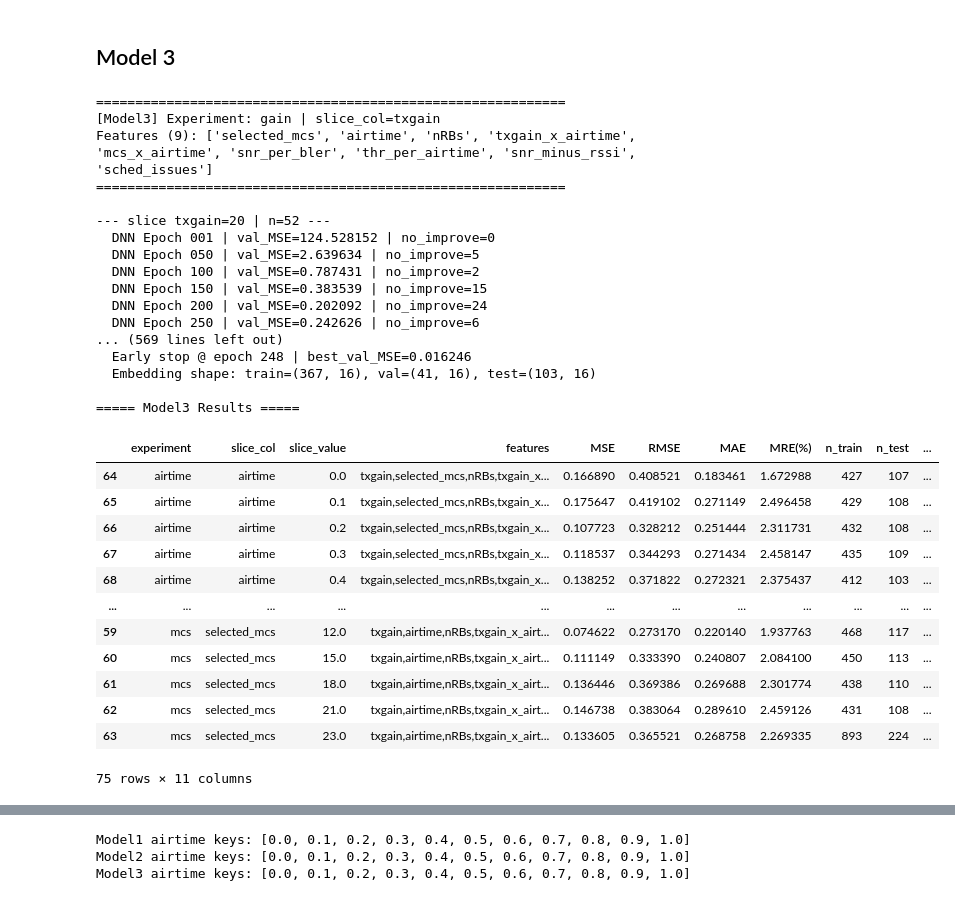
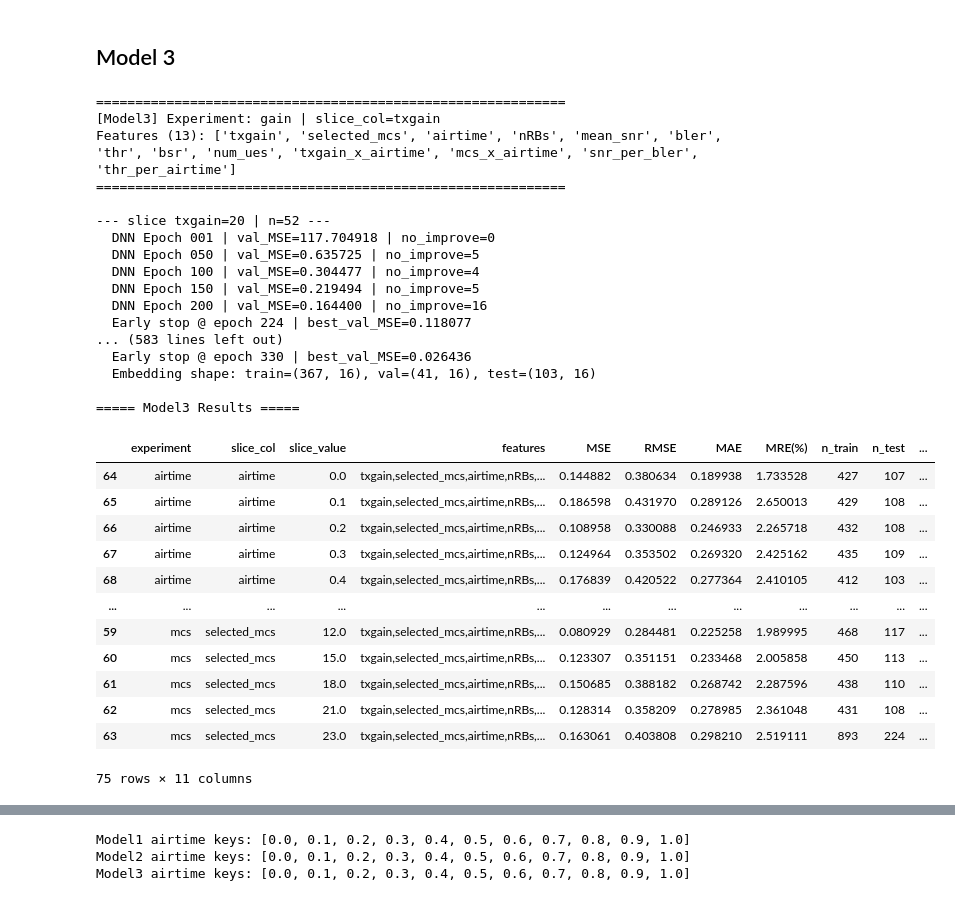
Before and after one commit to samiwu717/BAI_project, a Jupyter notebook: thesis_model.ipynb, the cells around one changed output, grey strips where cells are left out. Saved outputs shown, nothing was run; the diff lists cells and outputs as text; code cells hidden in the pictures.

```diff
--- a/thesis_model.ipynb
+++ b/thesis_model.ipynb
@@ -839,7 +824,7 @@ def set_seed(seed=42):
 # ---------------------------
 # 1) Metrics
 # ---------------------------
-def mean_relative_error(y_true, y_pred, eps=1e-3):
+def mean_relative_error(y_true, y_pred, eps=1e-9):
     y_true = np.asarray(y_true).reshape(-1)
     y_pred = np.asarray(y_pred).reshape(-1)
     return float(np.mean(np.abs(y_true - y_pred) / (np.abs(y_true) + eps)) * 100.0)
@@ -868,12 +853,6 @@ def add_feature_engineering(df: pd.DataFrame) -> pd.DataFrame:
         d["thr_per_airtime"] = d["thr"].astype(float) / (d["selected_airtime"].astype(float) + 1e-6)
     elif has("thr", "airtime"):
         d["thr_per_airtime"] = d["thr"].astype(float) / (d["airtime"].astype(float).clip(lower=0.01) + 1e-6)
-    if has("mean_snr", "rssi_mean"):
-        d["snr_minus_rssi"] = d["mean_snr"] - d["rssi_mean"]
-    if has("overflows", "underflows", "lates"):
-        d["sched_issues"] = (d["overflows"].astype(float)
-                             + d["underflows"].astype(float)
-                             + d["lates"].astype(float))
     return d
 
 # ---------------------------
@@ -1153,7 +1132,7 @@ df_fe = add_feature_engineering(df)
 COMMON_BASE = [
     "txgain", "selected_mcs", "airtime", "nRBs",
     "mean_snr", "bler", "thr", "bsr",
-    "turbodec_it", "dec_time", "num_ues",
+    "num_ues",
 ]
 
 EXPERIMENTS = {
@@ -1232,52 +1211,52 @@ for exp_name, exp_cfg in EXPERIMENTS.items():
         })
 
         test_outputs_m3B[exp_name][sval] = {
             "test_df":    out["d_test"].copy(),
             "y_true":     out["y_true"],
             "y_pred_m3B": out["y_pred"],
         }
 
         trained_models_m3B[exp_name][sval] = {
             "dnn":          out["dnn"],
             "booster":      out["booster"],
             "scaler":       out["scaler"],
             "feature_cols": feature_cols,
         }
 
 results_slices_df = pd.DataFrame(all_rows)
 print("\n===== Model3 Results =====")
 display(results_slices_df.sort_values(["experiment", "slice_value"]))
 print("\n===== Sorted by MRE(%) =====")
 print(results_slices_df.sort_values("MRE(%)").to_string())
 # %% [output]
 ============================================================
 [Model3] Experiment: gain | slice_col=txgain
-Features (9): ['selected_mcs', 'airtime', 'nRBs', 'txgain_x_airtime', 'mcs_x_airtime', 'snr_per_bler', 'thr_per_airtime', 'snr_minus_rssi', 'sched_issues']
+Features (13): ['txgain', 'selected_mcs', 'airtime', 'nRBs', 'mean_snr', 'bler', 'thr', 'bsr', 'num_ues', 'txgain_x_airtime', 'mcs_x_airtime', 'snr_per_bler', 'thr_per_airtime']
 ============================================================
 
 --- slice txgain=20 | n=52 ---
-  DNN Epoch 001 | val_MSE=124.528152 | no_improve=0
-  DNN Epoch 050 | val_MSE=2.639634 | no_improve=5
-  DNN Epoch 100 | val_MSE=0.787431 | no_improve=2
-  DNN Epoch 150 | val_MSE=0.383539 | no_improve=15
-  DNN Epoch 200 | val_MSE=0.202092 | no_improve=24
-  DNN Epoch 250 | val_MSE=0.242626 | no_improve=6
-... (569 lines left out)
-  Early stop @ epoch 248 | best_val_MSE=0.016246
+  DNN Epoch 001 | val_MSE=117.704918 | no_improve=0
+  DNN Epoch 050 | val_MSE=0.635725 | no_improve=5
+  DNN Epoch 100 | val_MSE=0.304477 | no_improve=4
+  DNN Epoch 150 | val_MSE=0.219494 | no_improve=5
+  DNN Epoch 200 | val_MSE=0.164400 | no_improve=16
+  Early stop @ epoch 224 | best_val_MSE=0.118077
+... (583 lines left out)
+  Early stop @ epoch 330 | best_val_MSE=0.026436
   Embedding shape: train=(367, 16), val=(41, 16), test=(103, 16)
 
 ===== Model3 Results =====
 |  | experiment | slice_col | slice_value | features | MSE | RMSE | MAE | MRE(%) | n_train | n_test | ... |
-| 64 | airtime | airtime | 0.0 | txgain,selected_mcs,nRBs,txgain_x... | 0.166890 | 0.408521 | 0.183461 | 1.672988 | 427 | 107 | ... |
-| 65 | airtime | airtime | 0.1 | txgain,selected_mcs,nRBs,txgain_x... | 0.175647 | 0.419102 | 0.271149 | 2.496458 | 429 | 108 | ... |
-| 66 | airtime | airtime | 0.2 | txgain,selected_mcs,nRBs,txgain_x... | 0.107723 | 0.328212 | 0.251444 | 2.311731 | 432 | 108 | ... |
-| 67 | airtime | airtime | 0.3 | txgain,selected_mcs,nRBs,txgain_x... | 0.118537 | 0.344293 | 0.271434 | 2.458147 | 435 | 109 | ... |
-| 68 | airtime | airtime | 0.4 | txgain,selected_mcs,nRBs,txgain_x... | 0.138252 | 0.371822 | 0.272321 | 2.375437 | 412 | 103 | ... |
+| 64 | airtime | airtime | 0.0 | txgain,selected_mcs,airtime,nRBs,... | 0.144882 | 0.380634 | 0.189938 | 1.733528 | 427 | 107 | ... |
+| 65 | airtime | airtime | 0.1 | txgain,selected_mcs,airtime,nRBs,... | 0.186598 | 0.431970 | 0.289126 | 2.650013 | 429 | 108 | ... |
+| 66 | airtime | airtime | 0.2 | txgain,selected_mcs,airtime,nRBs,... | 0.108958 | 0.330088 | 0.246933 | 2.265718 | 432 | 108 | ... |
+| 67 | airtime | airtime | 0.3 | txgain,selected_mcs,airtime,nRBs,... | 0.124964 | 0.353502 | 0.269320 | 2.425162 | 435 | 109 | ... |
+| 68 | airtime | airtime | 0.4 | txgain,selected_mcs,airtime,nRBs,... | 0.176839 | 0.420522 | 0.277364 | 2.410105 | 412 | 103 | ... |
 | ... | ... | ... | ... | ... | ... | ... | ... | ... | ... | ... | ... |
-| 59 | mcs | selected_mcs | 12.0 | txgain,airtime,nRBs,txgain_x_airt... | 0.074622 | 0.273170 | 0.220140 | 1.937763 | 468 | 117 | ... |
-| 60 | mcs | selected_mcs | 15.0 | txgain,airtime,nRBs,txgain_x_airt... | 0.111149 | 0.333390 | 0.240807 | 2.084100 | 450 | 113 | ... |
-| 61 | mcs | selected_mcs | 18.0 | txgain,airtime,nRBs,txgain_x_airt... | 0.136446 | 0.369386 | 0.269688 | 2.301774 | 438 | 110 | ... |
-| 62 | mcs | selected_mcs | 21.0 | txgain,airtime,nRBs,txgain_x_airt... | 0.146738 | 0.383064 | 0.289610 | 2.459126 | 431 | 108 | ... |
-| 63 | mcs | selected_mcs | 23.0 | txgain,airtime,nRBs,txgain_x_airt... | 0.133605 | 0.365521 | 0.268758 | 2.269335 | 893 | 224 | ... |
+| 59 | mcs | selected_mcs | 12.0 | txgain,selected_mcs,airtime,nRBs,... | 0.080929 | 0.284481 | 0.225258 | 1.989995 | 468 | 117 | ... |
+| 60 | mcs | selected_mcs | 15.0 | txgain,selected_mcs,airtime,nRBs,... | 0.123307 | 0.351151 | 0.233468 | 2.005858 | 450 | 113 | ... |
+| 61 | mcs | selected_mcs | 18.0 | txgain,selected_mcs,airtime,nRBs,... | 0.150685 | 0.388182 | 0.268742 | 2.287596 | 438 | 110 | ... |
+| 62 | mcs | selected_mcs | 21.0 | txgain,selected_mcs,airtime,nRBs,... | 0.128314 | 0.358209 | 0.278985 | 2.361048 | 431 | 108 | ... |
+| 63 | mcs | selected_mcs | 23.0 | txgain,selected_mcs,airtime,nRBs,... | 0.163061 | 0.403808 | 0.298210 | 2.519111 | 893 | 224 | ... |
 75 rows × 11 columns
 ===== Sorted by MRE(%) =====
```
Also changed, not shown: parts of 4 cells of this notebook, 1 other file.
